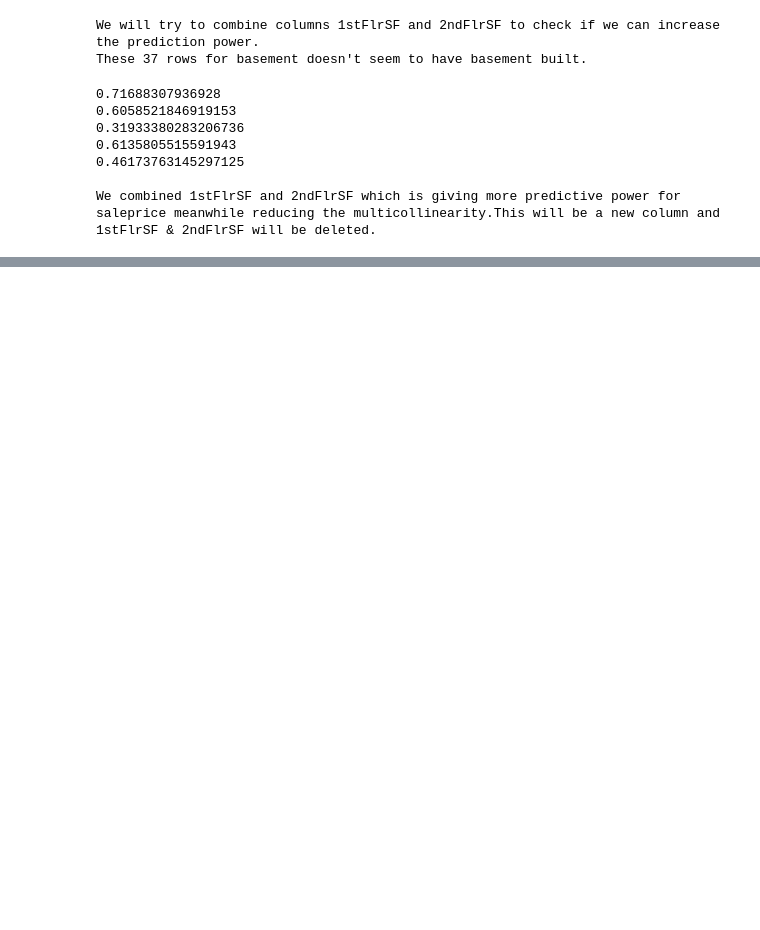
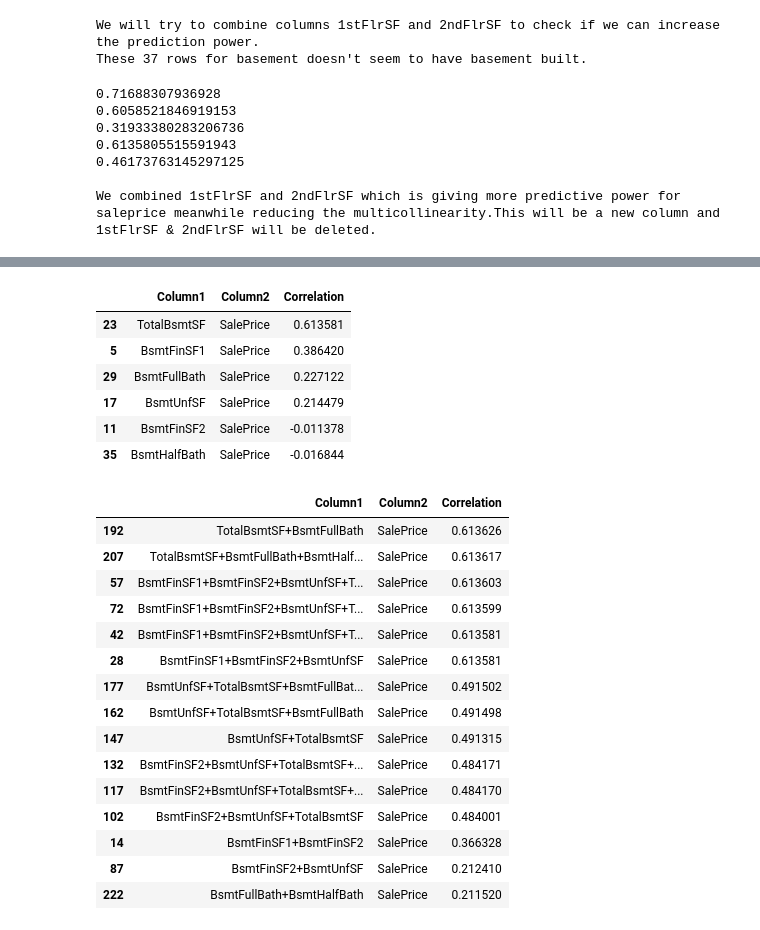
Before and after one commit to Anurag163/Kaggle--House-Prediction, a Jupyter notebook: House prediction Script.ipynb, the cells around one changed output, grey strips where cells are left out. Drawn from its saved outputs; the diff is of its cells as text; code cells hidden in the pictures; blank space fills up the shorter version.

Commit message:
Feature engineering bsmt cols

```diff
--- a/House prediction Script.ipynb
+++ b/House prediction Script.ipynb
@@ -5,9 +5,11 @@ import pandas as pd
 import matplotlib.pyplot as plt
 import numpy as np
 import seaborn as sns
+import re
 
 #Extra settings
 pd.set_option('display.max_columns',None) # Will not truncate the display of columns
+pd.set_option('display.max_colwidth',None)
 pd.set_option('display.max_rows',None)
 # np.set_printoptions(linewidth=10)
 # %%
@@ -289,0 +348,75 @@ We can now drop GrLivArea too.
+# %%
+#Feature engineering bsmt cols
+numeric_cols_df_bsmt_feat_eng = numeric_cols_df_Total_sq_feet.copy()
+
+New_bsmt_cols=[]
+for i in range(len(bsmt_cols) - 1):
+    for j in range(i + 1, len(bsmt_cols)):
+        New_bsmt_cols.append('+'.join(bsmt_cols[i:j + 1]))
+
+for i in New_bsmt_cols:
+    split_cols=i.split('+')
+    split_cols_len=len(split_cols)
+    numeric_cols_df_bsmt_feat_eng[i]=0
+    for j in split_cols:
+        numeric_cols_df_bsmt_feat_eng[i]+=numeric_cols_df_bsmt_feat_eng[j]
+
+#Creating correlation matrix from numeric_cols_df_bsmt_feat_eng
+correlation_matrix_numeric_cols_df_bsmt_feat_eng=numeric_cols_df_bsmt_feat_eng.corr()
+
+multicollinearity_output_bsmt = ''
+for i in New_bsmt_cols:
+    for j in New_bsmt_cols:
+        if correlation_matrix_numeric_cols_df_bsmt_feat_eng.loc[i, j] != 1:
+            multicollinearity_output_bsmt += f'multicollinearity for columns {i} and {j} {correlation_matrix_numeric_cols_df_bsmt_feat_eng.loc[i, j]}\n'
+    multicollinearity_output_bsmt += f'multicollinearity for columns {i} and SalePrice {correlation_matrix_numeric_cols_df_bsmt_feat_eng.loc[i, "SalePrice"]}\n\n'
+
+# Now, let's process the output and create a DataFrame
+data_bsmt = []
+for line in multicollinearity_output_bsmt.strip().split('\n'):
+    match = re.match(r"multicollinearity for columns (.+) and (.+) ([-\d\.]+)", line)
+    if match:
+        col1, col2, value = match.groups()
+
+        data_bsmt.append([col1, col2, float(value)])
+
+df_bsmt_feat_correlation = pd.DataFrame(data_bsmt, columns=['Column1', 'Column2', 'Correlation'])
+df_bsmt_feat_correlation_sorted=df_bsmt_feat_correlation.sort_values(by='Correlation',ascending=False)
+
+display(df_bsmt_correlation_sorted[df_bsmt_correlation_sorted['Column2']=='SalePrice'])
+
+display(df_bsmt_feat_correlation_sorted[df_bsmt_feat_correlation_sorted['Column2']=='SalePrice'])
+
+
+print('\nBsmtFinSF1+BsmtFinSF2+BsmtUnfSF and TotalBsmtSF has same correlation against SalePrice.\n\
+Upon checking the data they both have same data.\n\
+We can use TotalBsmtSF+BsmtFullBath+BsmtHalfBath as it has the second highest correlation against salesprice.\n\
+This is slighlty better than the\n\
+collinearity between TotalBsmtSF vs Saleprice\n\
+Why not the first one?\n\
+Because the first one doesn\'nt account for Halfbath and in the first table we\n\
+saw halfbath has a slight negative relation against saleprice We can delete the other columns.\n')
+# %% [output]
+|  | Column1 | Column2 | Correlation |
+| 23 | TotalBsmtSF | SalePrice | 0.613581 |
+| 5 | BsmtFinSF1 | SalePrice | 0.386420 |
+| 29 | BsmtFullBath | SalePrice | 0.227122 |
+| 17 | BsmtUnfSF | SalePrice | 0.214479 |
+| 11 | BsmtFinSF2 | SalePrice | -0.011378 |
+| 35 | BsmtHalfBath | SalePrice | -0.016844 |
+|  | Column1 | Column2 | Correlation |
+| 192 | TotalBsmtSF+BsmtFullBath | SalePrice | 0.613626 |
+| 207 | TotalBsmtSF+BsmtFullBath+BsmtHalf... | SalePrice | 0.613617 |
+| 57 | BsmtFinSF1+BsmtFinSF2+BsmtUnfSF+T... | SalePrice | 0.613603 |
+| 72 | BsmtFinSF1+BsmtFinSF2+BsmtUnfSF+T... | SalePrice | 0.613599 |
+| 42 | BsmtFinSF1+BsmtFinSF2+BsmtUnfSF+T... | SalePrice | 0.613581 |
+| 28 | BsmtFinSF1+BsmtFinSF2+BsmtUnfSF | SalePrice | 0.613581 |
+| 177 | BsmtUnfSF+TotalBsmtSF+BsmtFullBat... | SalePrice | 0.491502 |
+| 162 | BsmtUnfSF+TotalBsmtSF+BsmtFullBath | SalePrice | 0.491498 |
+| 147 | BsmtUnfSF+TotalBsmtSF | SalePrice | 0.491315 |
+| 132 | BsmtFinSF2+BsmtUnfSF+TotalBsmtSF+... | SalePrice | 0.484171 |
+| 117 | BsmtFinSF2+BsmtUnfSF+TotalBsmtSF+... | SalePrice | 0.484170 |
+| 102 | BsmtFinSF2+BsmtUnfSF+TotalBsmtSF | SalePrice | 0.484001 |
+| 14 | BsmtFinSF1+BsmtFinSF2 | SalePrice | 0.366328 |
+| 87 | BsmtFinSF2+BsmtUnfSF | SalePrice | 0.212410 |
+| 222 | BsmtFullBath+BsmtHalfBath | SalePrice | 0.211520 |
```
Also changed, not shown: parts of 3 cells of this notebook.
